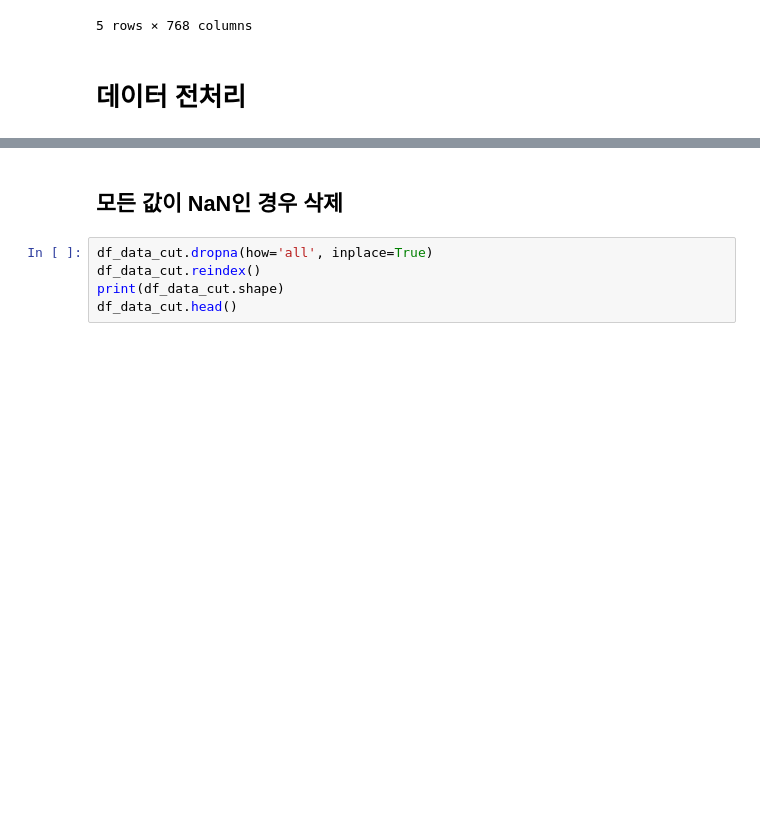
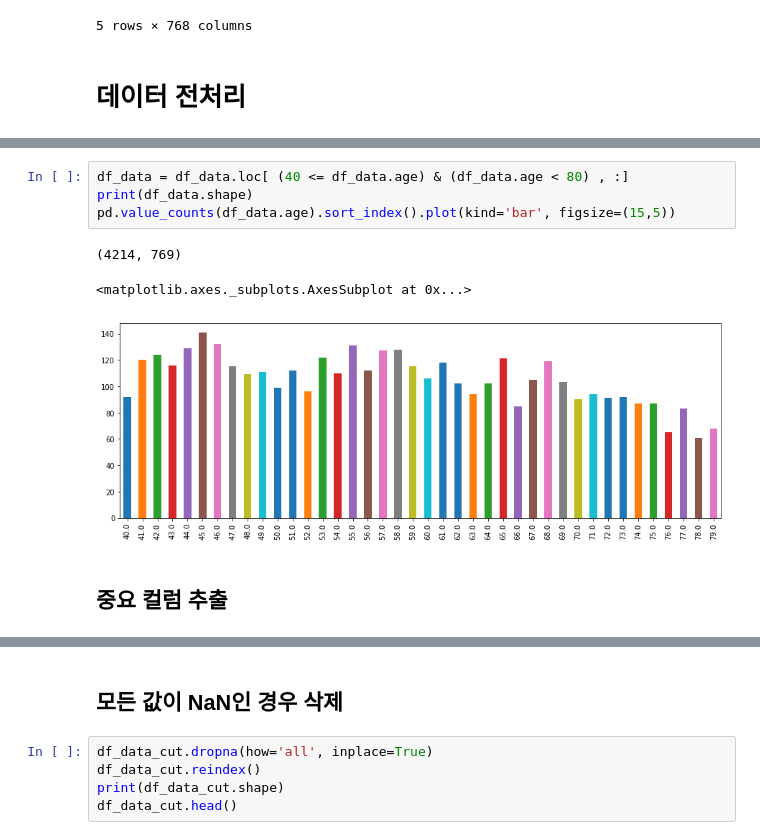
Before and after one commit to zoot0134/kdata_project_2018, a Jupyter notebook: DecisionTreeClassifier_to_pdf_accuracyRate_4(LEE).ipynb, the cells around one changed output, grey strips where cells are left out. Drawn from its saved outputs; the diff is of its cells as text; blank space fills up the shorter version.

```diff
--- a/DecisionTreeClassifier_to_pdf_accuracyRate_4(LEE).ipynb
+++ b/DecisionTreeClassifier_to_pdf_accuracyRate_4(LEE).ipynb
@@ -39,2 +59,12 @@ df_data.head()
+# %%
+df_data = df_data.loc[ (40 <= df_data.age) & (df_data.age < 80) , :]
+print(df_data.shape)
+pd.value_counts(df_data.age).sort_index().plot(kind='bar', figsize=(15,5))
+# %% [output]
+(4214, 769)
+<matplotlib.axes._subplots.AxesSubplot at 0x...>
+[figure, added]
+# %% [markdown]
+## 중요 컬럼 추출
 # %%
 df_data_cut = pd.DataFrame(df_data, columns=[
```
Also changed, not shown: parts of 19 cells of this notebook.
